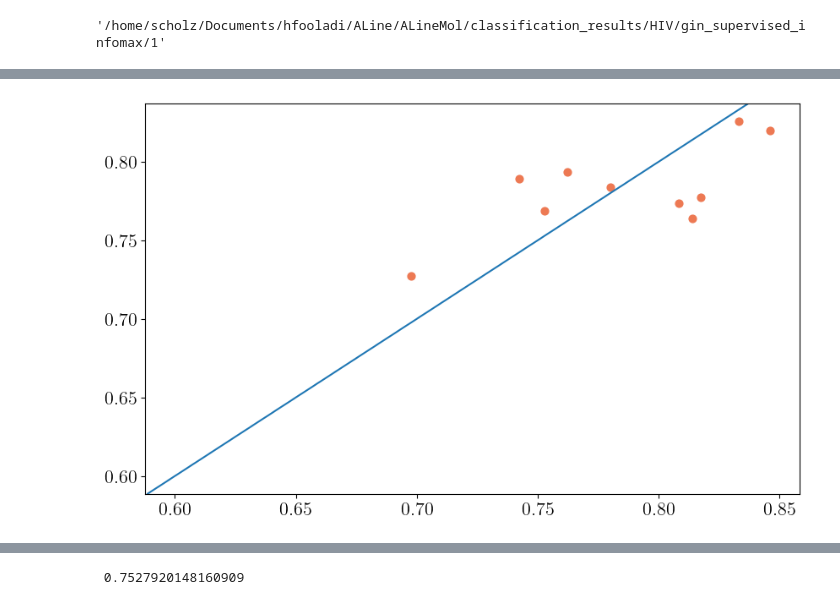
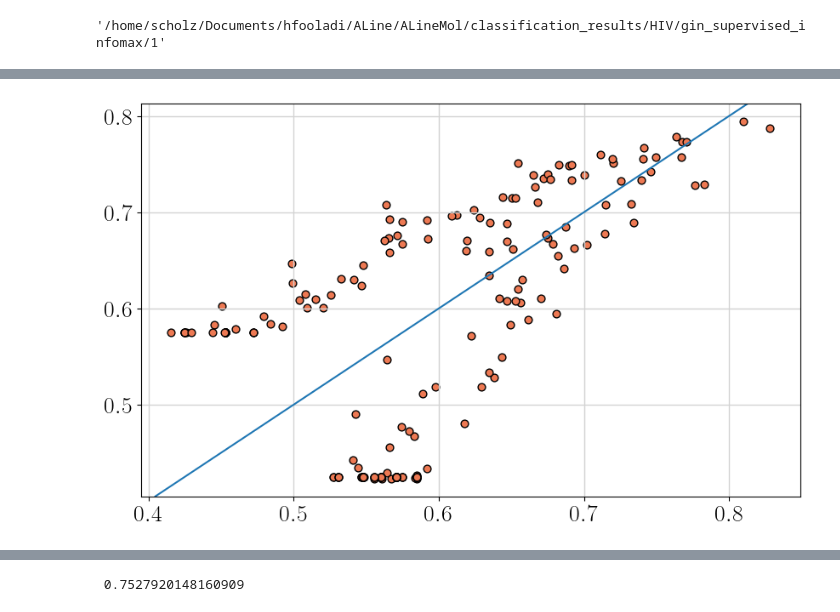
Before and after one commit to HFooladi/ALineMol, a Jupyter notebook: notebooks/example.ipynb, the cells around one changed output, grey strips where cells are left out. Saved outputs shown, nothing was run; the diff lists cells and outputs as text; code cells hidden in the pictures.

```diff
--- a/notebooks/example.ipynb
+++ b/notebooks/example.ipynb
@@ -60,3 +63,0 @@ df.shape
-# %%
-## Removing molecule with "DATIVE" bond type which can be problematic for the GNN models
-df.drop([35278], inplace=True)
@@ -71,2 +63,0 @@ df_balanced.to_csv(os.path.join(DATASET_PATH, "MoleculeNet", "HIV", "HIV_balance
-# %%
-df = pd.read_csv(os.path.join(DATASET_PATH, "MoleculeNet", "HIV", "HIV_balanced.csv"))
@@ -212,13 +237,36 @@ trained_model_path
 # %%
+# accuracy, roc_auc or pr_auc
+#Accuracy
+dataset_category="TDC"
+dataset_names="CYP2C19"
+split_type="sphere_exclusion"
+filename="external_test_05.csv"
+SPLIT_PATH = os.path.join(DATASET_PATH, dataset_category, dataset_names, "split")
+
+
 model_names=["GCN","GAT", "Weave", "MPNN", "AttentiveFP", "NF", "gin_supervised_contextpred", "gin_supervised_edgepred", "gin_supervised_masking", "gin_supervised_infomax"]
-ID_test_score=[]
+#model_names=["GCN"]
+ID_test_accuracy=[]
+OOD_test_accuracy=[]
+
+ID_test_roc_auc=[]
+OOD_test_roc_auc=[]
+
+ID_test_pr_auc=[]
+OOD_test_pr_auc=[]
 
 for model_name in model_names:
-    df = pd.read_csv(os.path.join("classification_results", "HIV", model_name, "1", "eval.txt"), sep=":", header=None)
-    ID_test_score.append(df.iloc[1, 1])
+    for i in range(43, 63):
+        df = pd.read_csv(os.path.join("classification_results", dataset_category, dataset_names, model_name, str(i), "eval.txt"), sep=":", header=None)
+        ID_test_accuracy.append(df.iloc[1, 1])
+        ID_test_roc_auc.append(df.iloc[2, 1])
+        ID_test_pr_auc.append(df.iloc[3, 1])
 
-OOD_test_score=[]
-df1= pd.read_csv(os.path.join(SPLIT_PATH, "scaffold", "external_test.csv"))
+
+df1= pd.read_csv(os.path.join(SPLIT_PATH, split_type, filename))
 for model_name in model_names:
-    df = pd.read_csv(os.path.join("classification_inference_results", "HIV", model_name, "1", "prediction.csv"))
-    OOD_test_score.append(eval_roc_auc(df1, df))
+    for i in range(43, 63):
+        df = pd.read_csv(os.path.join("classification_inference_results", dataset_category, dataset_names, model_name, str(i), "prediction.csv"))
+        OOD_test_accuracy.append(eval_acc(df1, df))
+        OOD_test_roc_auc.append(eval_roc_auc(df1, df))
+        OOD_test_pr_auc.append(eval_pr_auc(df1, df))
@@ -250,8 +353,9 @@ plot_ID_OOD(ID_test_score, OOD_test_score)
 # %%
 dffig, ax = plt.subplots(1, 1, figsize=(10, 6))
-ax.scatter(ID_test_score, OOD_test_score, color=light_color, s=40)
+ax.scatter(ID_test_accuracy, OOD_test_accuracy, color=light_color, s=40, edgecolor=dark_color, linewidth=1)
 ax.axline((0.6, 0.6), slope=1)
+ax.grid(which='both', color='lightgray', linestyle='-', linewidth=1)
 
 plt.show()
 # %% [output]
-[figure, old version]
+[figure, new version]
```
Also changed, not shown: parts of 51 cells of this notebook, 3 other files.
